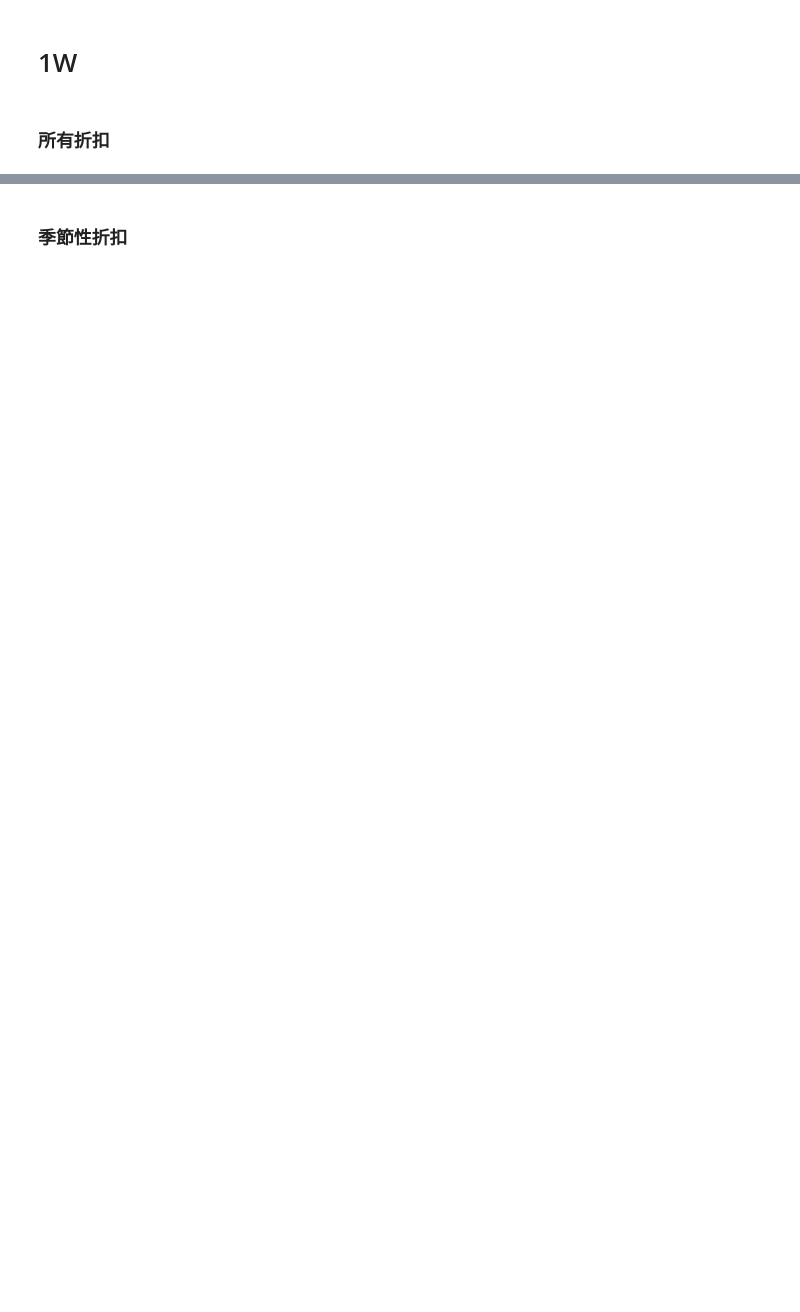
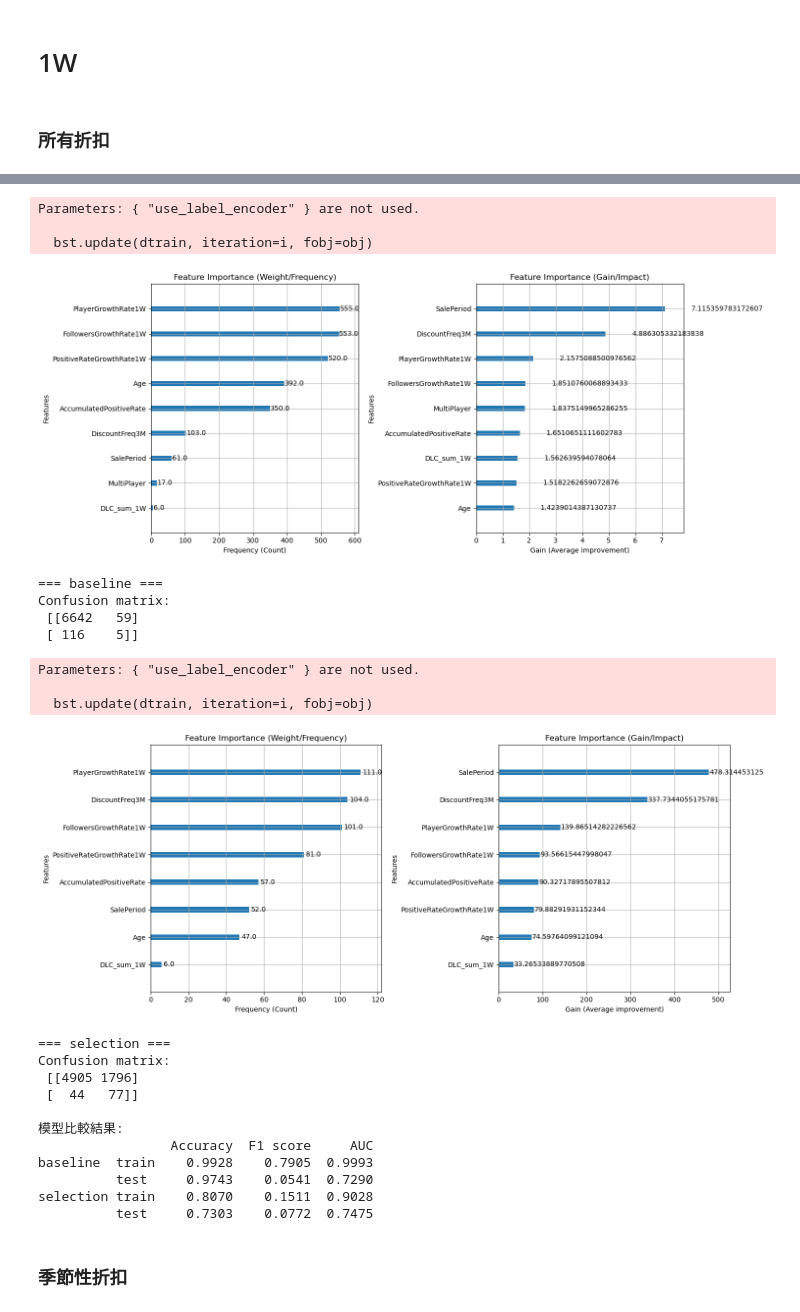
Before and after one commit to yixuan0803/fa-25-econ-5166-group-1, a Jupyter notebook: finding/discount-timing-XGBoost-prediction-model.ipynb, the cells around one changed output, grey strips where cells are left out. Cells and saved outputs as stored; diff of their text form; code cells hidden in the pictures; blank space fills up the shorter version.

```diff
--- a/finding/discount-timing-XGBoost-prediction-model.ipynb
+++ b/finding/discount-timing-XGBoost-prediction-model.ipynb
@@ -159,3 +247,50 @@ Confusion matrix:
+# %%
+model = XGBClassifier(
+    random_state=71,
+    objective="binary:logistic",
+    use_label_encoder=False,
+    eval_metric='logloss',
+    n_estimators = 100,
+    max_depth = 3,
+    min_child_weight = 2,
+    learning_rate = 0.1,
+    gamma = 0.1,
+    subsample = 1,
+    colsample_bytree = 0.8,
+    scale_pos_weight = pos_weight
+)
+
+result1 = evaluate_model('baseline', baseline_model, X_train, y_train, X_test, y_test)
+result2 = evaluate_model('selection', model, X_train, y_train, X_test, y_test)
+
+
+combined_results = pd.concat([result1, result2], keys=['baseline', 'selection'])
+print("\n模型比較結果:")
+print(combined_results)
+# %% [output]
+Parameters: { "use_label_encoder" } are not used.
+
+  bst.update(dtrain, iteration=i, fobj=obj)
+[figure, added]
+=== baseline ===
+Confusion matrix:
+ [[6642   59]
+ [ 116    5]]
+Parameters: { "use_label_encoder" } are not used.
+
+  bst.update(dtrain, iteration=i, fobj=obj)
+[figure, added]
+=== selection ===
+Confusion matrix:
+ [[4905 1796]
+ [  44   77]]
+
+模型比較結果:
+                 Accuracy  F1 score     AUC
+baseline  train    0.9928    0.7905  0.9993
+          test     0.9743    0.0541  0.7290
+selection train    0.8070    0.1511  0.9028
+          test     0.7303    0.0772  0.7475
 # %% [markdown]
 ### 季節性折扣
 # %%
```
Also changed, not shown: parts of 14 cells of this notebook.
